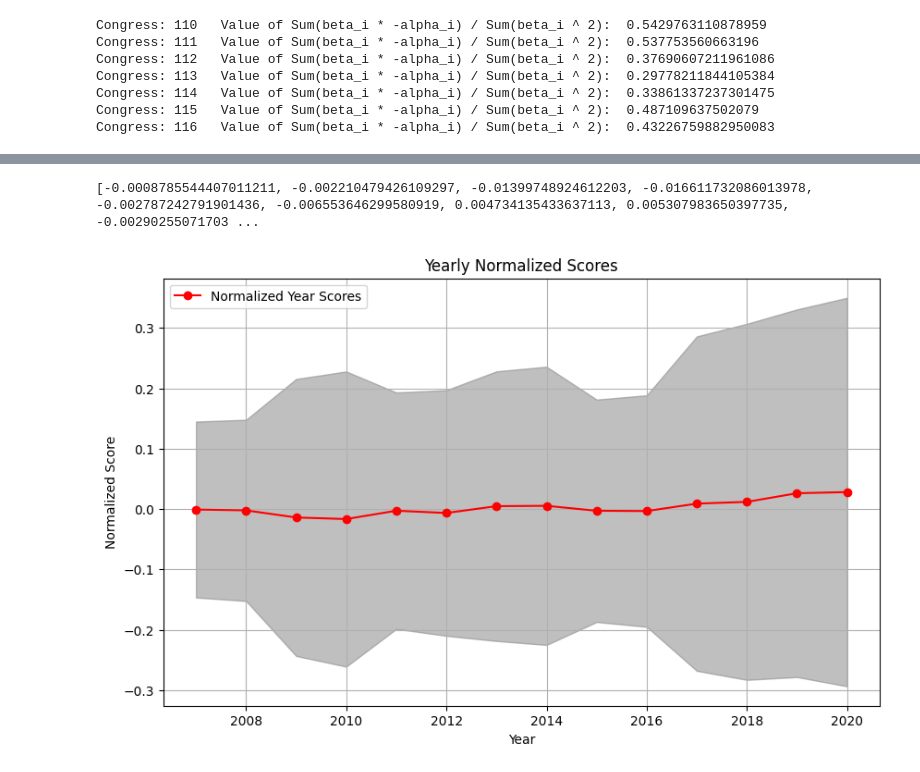
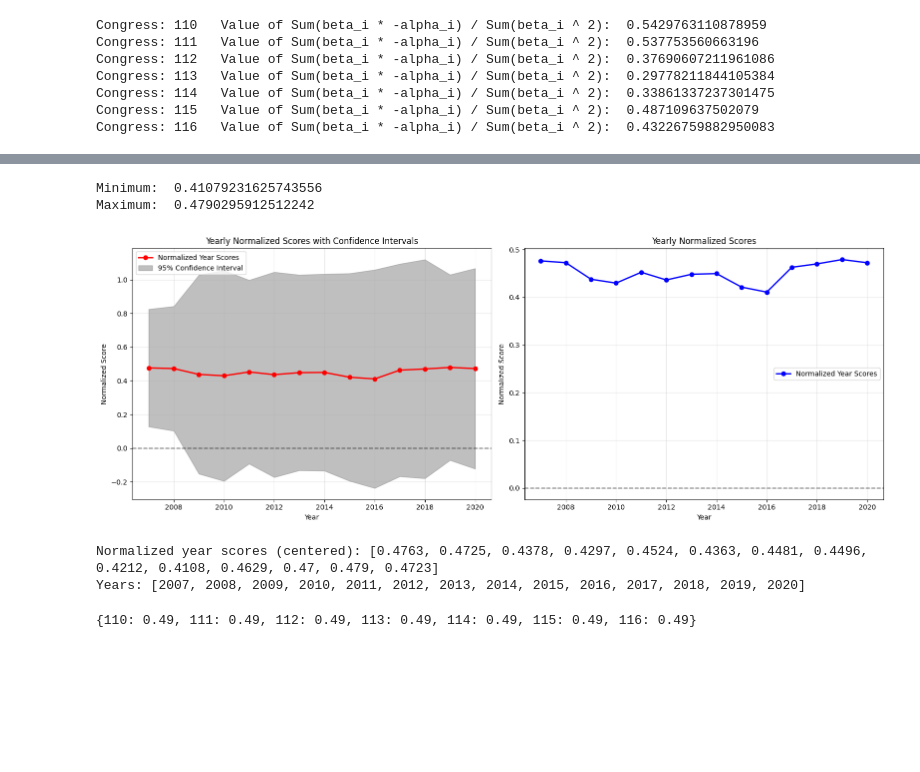
Before and after one commit to vdaita/buy-american-polarization, a Jupyter notebook: Process.ipynb, the cells around one changed output, grey strips where cells are left out. Drawn from its saved outputs; the diff is of its cells as text; code cells hidden in the pictures; blank space fills up the shorter version.

```diff
--- a/Process.ipynb
+++ b/Process.ipynb
@@ -54,6 +52,11 @@ Congress: 113   Value of Sum(beta_i * -alpha_i) / Sum(beta_i ^ 2):  0.2977821184
 Congress: 114   Value of Sum(beta_i * -alpha_i) / Sum(beta_i ^ 2):  0.33861337237301475
 Congress: 115   Value of Sum(beta_i * -alpha_i) / Sum(beta_i ^ 2):  0.487109637502079
 Congress: 116   Value of Sum(beta_i * -alpha_i) / Sum(beta_i ^ 2):  0.43226759882950083
+# %%
+for congress in default_values:
+    default_values[congress] = 0.49
+
+neutral = 0.5
 # %%
 import re
 import pandas as pd
@@ -226,0 +271,4 @@ Year 2017 score: 0.11756726516714079
+# %%
+for i in range(len(all_website_scores[-1])):
+    if all_website_scores[-1][i] > 1:
+        print("Website: ", str(website_df["2020-12"][i])[:200], " - ", all_website_scores[-1][i])
@@ -337,29 +363,60 @@ print([np.sum(scores) for scores in all_website_scores])
 # %%
 import matplotlib.pyplot as plt
 
 years = list(session_year_map.keys())
 normalized_year_scores = [np.mean(scores) for scores in all_website_scores]
-# normalized_year_scores = [(score - congress_score) for score, congress_score in zip(normalized_year_scores, [default_values[session_year_map[year]] for year in years])]
-
+# normalized_year_scores = [scores * 2 - 1 for scores in normalized_year_scores]  # Normalize to [0, 1] range
+# Calculate mean of means to center the plots
+# mean_of_means = np.mean(normalized_year_scores)
 mean_of_means = 0
 
-print([(score - mean_of_means) for score in normalized_year_scores])
+print("Minimum: ", min(normalized_year_scores))
+print("Maximum: ", max(normalized_year_scores))
 
-plt.figure(figsize=(10, 6))
-plt.plot(years, [(score - mean_of_means) for score in normalized_year_scores], marker='o', color='r', label='Normalized Year Scores')
-plt.fill_between(years,
+fig, (ax1, ax2) = plt.subplots(1, 2, figsize=(16, 6))
+
+# Plot 1: With confidence intervals
+ax1.plot(years, [(score - mean_of_means) for score in normalized_year_scores],
+         marker='o', color='r', linewidth=2, label='Normalized Year Scores')
+ax1.fill_between(years,
                  [score - mean_of_means - 1.96*std for score, std in zip(normalized_year_scores, year_std_devs)],
                  [score - mean_of_means + 1.96*std for score, std in zip(normalized_year_scores, year_std_devs)],
-                 color='gray', alpha=0.5)
-plt.xlabel('Year')
-plt.ylabel('Normalized Score')
-plt.title('Yearly Normalized Scores')
-plt.legend()
-plt.grid(True)
+                 color='gray', alpha=0.5, label='95% Confidence Interval')
+ax1.set_xlabel('Year')
+ax1.set_ylabel('Normalized Score')
+ax1.set_title('Yearly Normalized Scores with Confidence Intervals')
+ax1.legend()
+ax1.grid(True, alpha=0.3)
+
+# Plot 2: Without confidence intervals
+ax2.plot(years, [(score - mean_of_means) for score in normalized_year_scores],
+         marker='o', color='b', linewidth=2, label='Normalized Year Scores')
+ax2.set_xlabel('Year')
+ax2.set_ylabel('Normalized Score')
+ax2.set_title('Yearly Normalized Scores')
+ax2.legend()
+ax2.grid(True, alpha=0.3)
+
+# Add a horizontal line at y=0 for reference in both plots
+ax1.axhline(y=0, color='k', linestyle='--', alpha=0.5)
+ax2.axhline(y=0, color='k', linestyle='--', alpha=0.5)
+
+plt.tight_layout()
 plt.show()
+
+# Print the values for reference
+print("Normalized year scores (centered):", [round(score - mean_of_means, 4) for score in normalized_year_scores])
+print("Years:", years)
 # %% [output]
-[-0.0008785544407011211, -0.002210479426109297, -0.01399748924612203, -0.016611732086013978, -0.002787242791901436, -0.006553646299580919, 0.004734135433637113, 0.005307983650397735, -0.00290255071703 ...
+Minimum:  0.41079231625743556
+Maximum:  0.4790295912512242
-[figure, old version]
+[figure, new version]
+Normalized year scores (centered): [0.4763, 0.4725, 0.4378, 0.4297, 0.4524, 0.4363, 0.4481, 0.4496, 0.4212, 0.4108, 0.4629, 0.47, 0.479, 0.4723]
+Years: [2007, 2008, 2009, 2010, 2011, 2012, 2013, 2014, 2015, 2016, 2017, 2018, 2019, 2020]
+# %%
+default_values
+# %% [output]
+{110: 0.49, 111: 0.49, 112: 0.49, 113: 0.49, 114: 0.49, 115: 0.49, 116: 0.49}
 # %%
 mean_of_means
 # %% [output]
```
Also changed, not shown: parts of 10 cells of this notebook, 1 other file.
